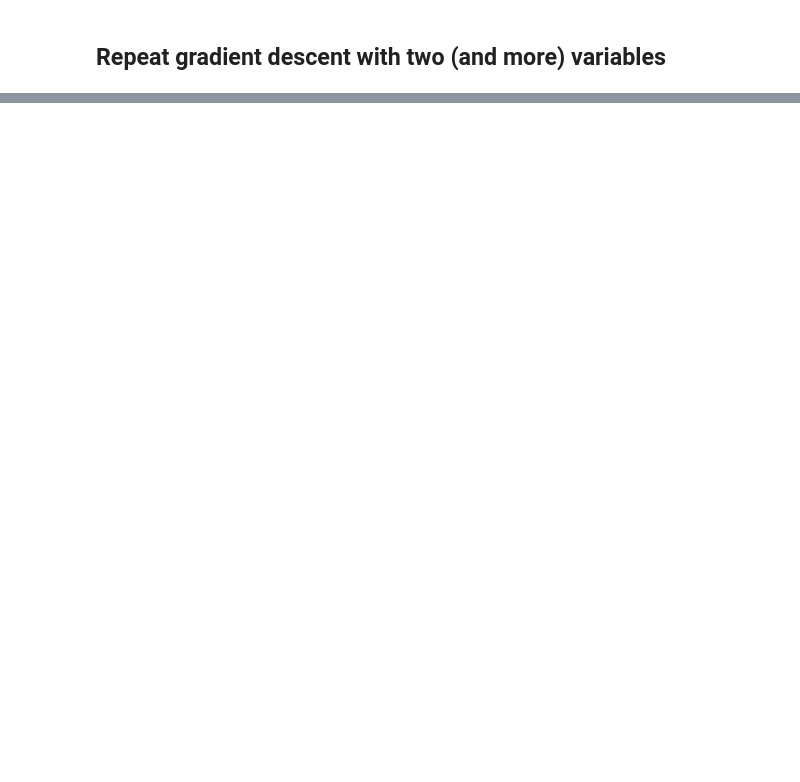
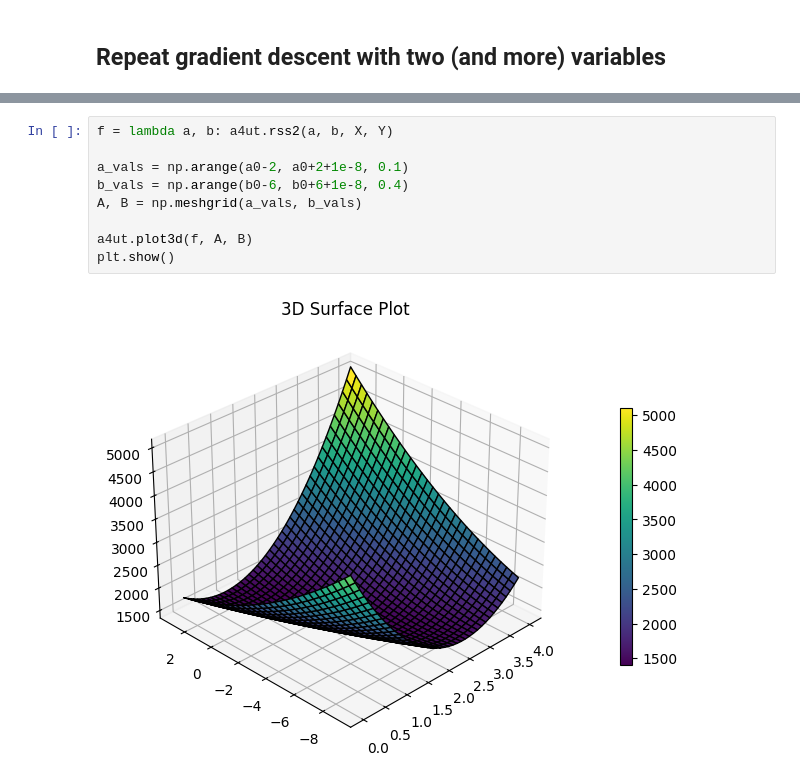
Before and after one commit to rexmolo/DeepLearning, a Jupyter notebook: A4.ipynb, the cells around one changed output, grey strips where cells are left out. Drawn from its saved outputs; the diff is of its cells as text; blank space fills up the shorter version.

```diff
--- a/A4.ipynb
+++ b/A4.ipynb
@@ -46 +57,12 @@ X: [ 16.24345364  -6.11756414  -5.28171752 -10.72968622   8.65407629
 [figure]
+# %%
+f = lambda a, b: a4ut.rss2(a, b, X, Y)
+
+a_vals = np.arange(a0-2, a0+2+1e-8, 0.1)
+b_vals = np.arange(b0-6, b0+6+1e-8, 0.4)
+A, B = np.meshgrid(a_vals, b_vals)
+
+a4ut.plot3d(f, A, B)
+plt.show()
+# %% [output]
+[figure, added]
```
Also changed, not shown: parts of 11 cells of this notebook, 2 other files.
